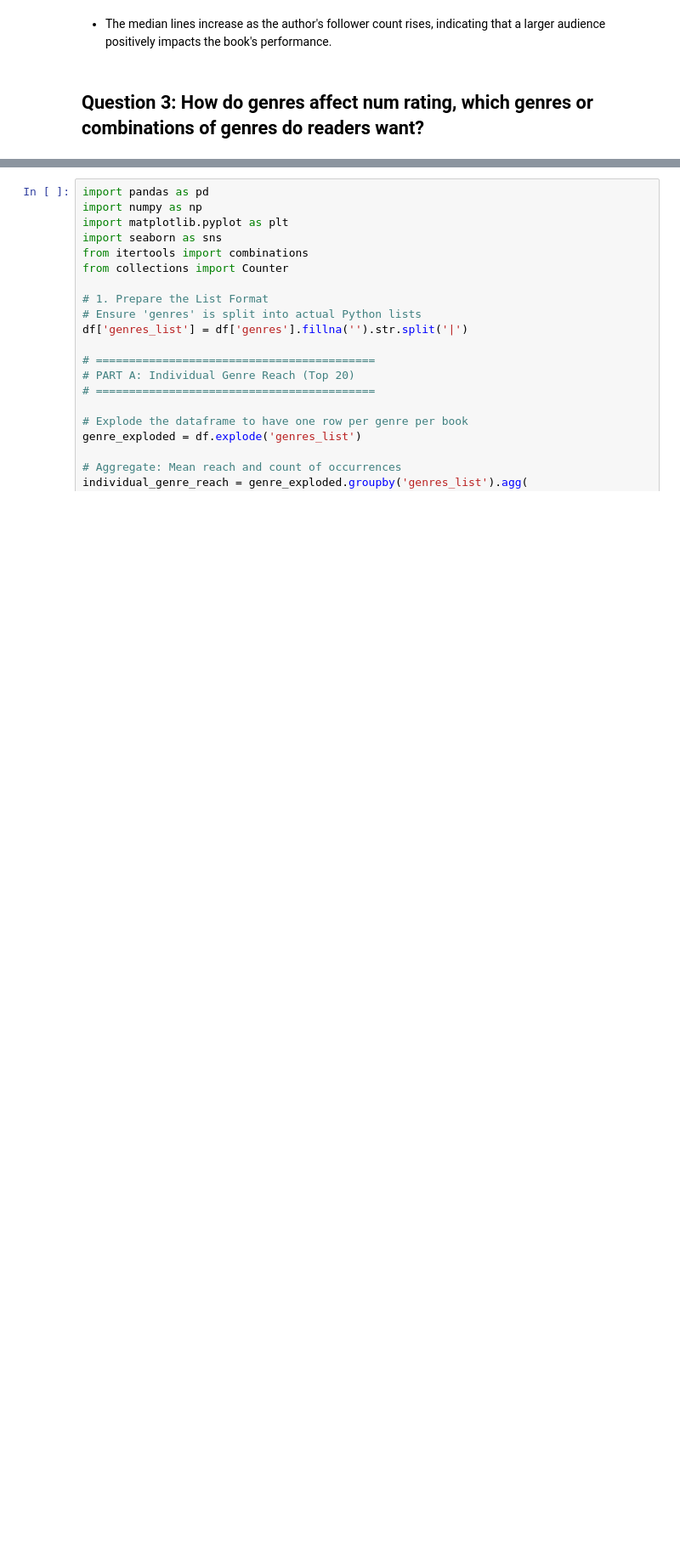
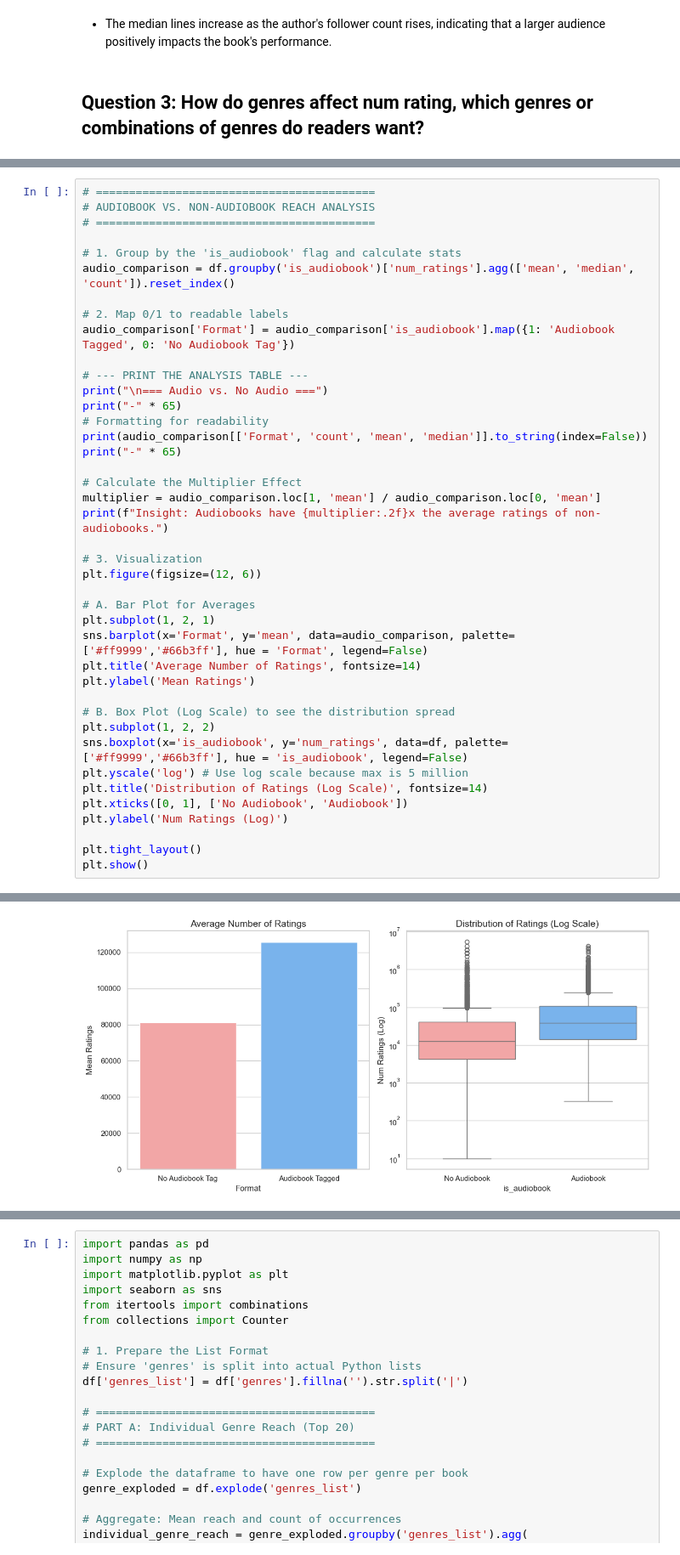
Before and after one commit to FIT-SE23/GoodreadsChoiceAwards, a Jupyter notebook: Notebooks/01_data_exploration.ipynb, the cells around one changed output, grey strips where cells are left out. Shown at 85% size. Saved outputs shown, nothing was run; the diff lists cells and outputs as text; blank space fills up the shorter version.

```diff
--- a/Notebooks/01_data_exploration.ipynb
+++ b/Notebooks/01_data_exploration.ipynb
@@ -357,0 +737,42 @@ for column in ["votes", "num_ratings", "rating"]:
+# %%
+# ==========================================
+# AUDIOBOOK VS. NON-AUDIOBOOK REACH ANALYSIS
+# ==========================================
+
+# 1. Group by the 'is_audiobook' flag and calculate stats
+audio_comparison = df.groupby('is_audiobook')['num_ratings'].agg(['mean', 'median', 'count']).reset_index()
+
+# 2. Map 0/1 to readable labels
+audio_comparison['Format'] = audio_comparison['is_audiobook'].map({1: 'Audiobook Tagged', 0: 'No Audiobook Tag'})
+
+# --- PRINT THE ANALYSIS TABLE ---
+print("\n=== Audio vs. No Audio ===")
+print("-" * 65)
+# Formatting for readability
+print(audio_comparison[['Format', 'count', 'mean', 'median']].to_string(index=False))
+print("-" * 65)
+
+# Calculate the Multiplier Effect
+multiplier = audio_comparison.loc[1, 'mean'] / audio_comparison.loc[0, 'mean']
+print(f"Insight: Audiobooks have {multiplier:.2f}x the average ratings of non-audiobooks.")
+
+# 3. Visualization
+plt.figure(figsize=(12, 6))
+
+# A. Bar Plot for Averages
+plt.subplot(1, 2, 1)
+sns.barplot(x='Format', y='mean', data=audio_comparison, palette=['#ff9999','#66b3ff'], hue = 'Format', legend=False)
+plt.title('Average Number of Ratings', fontsize=14)
+plt.ylabel('Mean Ratings')
+
+# B. Box Plot (Log Scale) to see the distribution spread
+plt.subplot(1, 2, 2)
+sns.boxplot(x='is_audiobook', y='num_ratings', data=df, palette=['#ff9999','#66b3ff'], hue = 'is_audiobook', legend=False)
+plt.yscale('log') # Use log scale because max is 5 million
+plt.title('Distribution of Ratings (Log Scale)', fontsize=14)
+plt.xticks([0, 1], ['No Audiobook', 'Audiobook'])
+plt.ylabel('Num Ratings (Log)')
+
+plt.tight_layout()
+plt.show()
+# %% [output]
@@ -357,0 +786 @@ for column in ["votes", "num_ratings", "rating"]:
+[figure, added]
```
Also changed, not shown: parts of 21 cells of this notebook.
